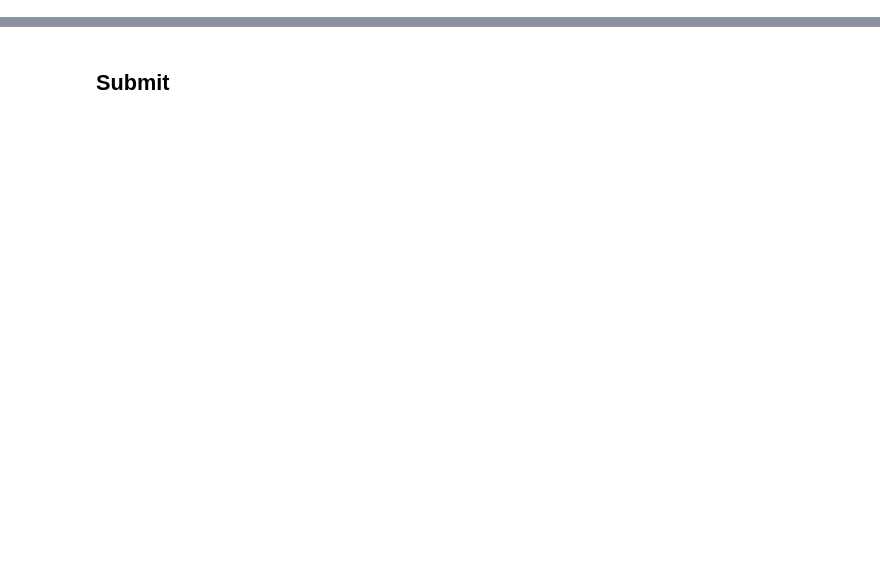
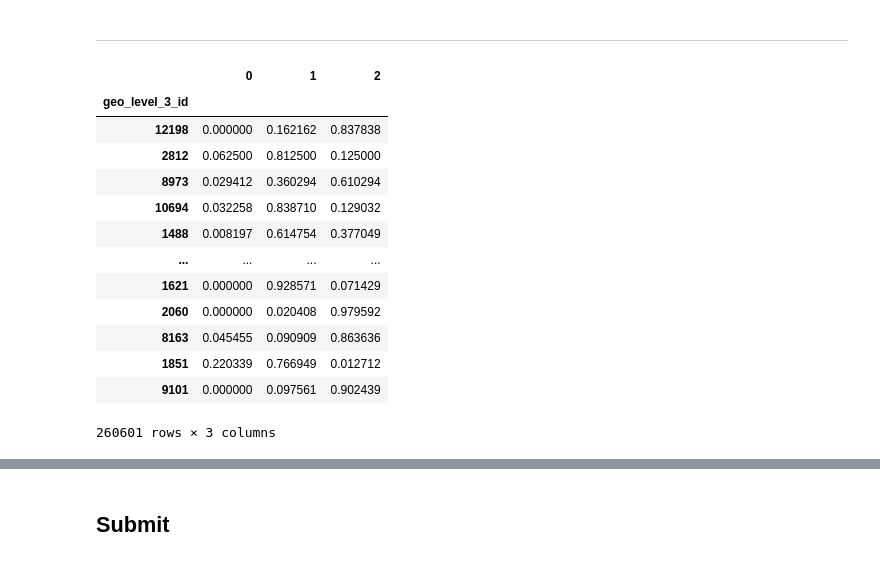
Before and after one commit to Hydrapse/ds-richter, a Jupyter notebook: danny_ensemble_1.ipynb, the cells around one changed output, grey strips where cells are left out. Cells and saved outputs as stored; diff of their text form; code cells hidden in the pictures; blank space fills up the shorter version.

```diff
--- a/danny_ensemble_1.ipynb
+++ b/danny_ensemble_1.ipynb
@@ -22,2 +11,22 @@ y_lightgbm_test = np.load(DATA_DIR + '/intermediate/lightgbm_{}fold_v{}_test.npy
+# %%
+DATA_DIR = "/home/gangda/workspace/ds-richter/data"
+
+X = pd.read_csv(DATA_DIR + '/train_values.csv', index_col='building_id')
+X_test = pd.read_csv(DATA_DIR + '/test_values.csv', index_col='building_id')
+y = pd.read_csv(DATA_DIR + '/train_labels.csv', index_col='building_id')
+
+def mean_prob(prob):
+    df = pd.DataFrame()
+    df_prob = pd.DataFrame(prob)
+    if prob.shape[0] == X.shape[0] :
+        df_prob = df_prob.join(X['geo_level_3_id'].reset_index(drop=True))
+    elif prob.shape[0] == X_test.shape[0]:
+        df_prob = df_prob.join(X_test['geo_level_3_id'].reset_index(drop=True))
+    else:
+        assert False, 'prob.shape[0] should be align with X or X_test'
+    df[0] = df_prob.groupby('geo_level_3_id')[0].transform('mean')
+    df[1] = df_prob.groupby('geo_level_3_id')[1].transform('mean')
+    df[2] = df_prob.groupby('geo_level_3_id')[2].transform('mean')
+    return df.to_numpy()
 # %%
 DATA_DIR = "/home/gangda/workspace/ds-richter/data"
@@ -40,0 +52,34 @@ y_lightgbm_3_test = np.load(DATA_DIR + '/intermediate/lightgbm_{}fold_v{}_test.n
+# %% [markdown]
+---
+# %%
+label = y.to_numpy().reshape(-1) - 1
+y_onehot = np.eye(3)[label]
+
+df = pd.DataFrame()
+df_prob = pd.DataFrame(y_onehot)
+df_prob = df_prob.join(X['geo_level_3_id'].reset_index(drop=True))
+df[0] = df_prob.groupby('geo_level_3_id')[0].mean()
+df[1] = df_prob.groupby('geo_level_3_id')[1].mean()
+df[2] = df_prob.groupby('geo_level_3_id')[2].mean()
+
+df.loc[df.sample(500).index, :] = 0
+df = df.loc[X['geo_level_3_id'].to_numpy(), :]
+# df.loc[df.sample(1000).index, :] = 0
+gt_train = df.to_numpy()
+
+df
+# %% [output]
+|  | 0 | 1 | 2 |
+| geo_level_3_id |  |  |  |
+| 12198 | 0.000000 | 0.162162 | 0.837838 |
+| 2812 | 0.062500 | 0.812500 | 0.125000 |
+| 8973 | 0.029412 | 0.360294 | 0.610294 |
+| 10694 | 0.032258 | 0.838710 | 0.129032 |
+| 1488 | 0.008197 | 0.614754 | 0.377049 |
+| ... | ... | ... | ... |
+| 1621 | 0.000000 | 0.928571 | 0.071429 |
+| 2060 | 0.000000 | 0.020408 | 0.979592 |
+| 8163 | 0.045455 | 0.090909 | 0.863636 |
+| 1851 | 0.220339 | 0.766949 | 0.012712 |
+| 9101 | 0.000000 | 0.097561 | 0.902439 |
+260601 rows × 3 columns
```
Also changed, not shown: parts of 19 cells of this notebook, 9 other files.
